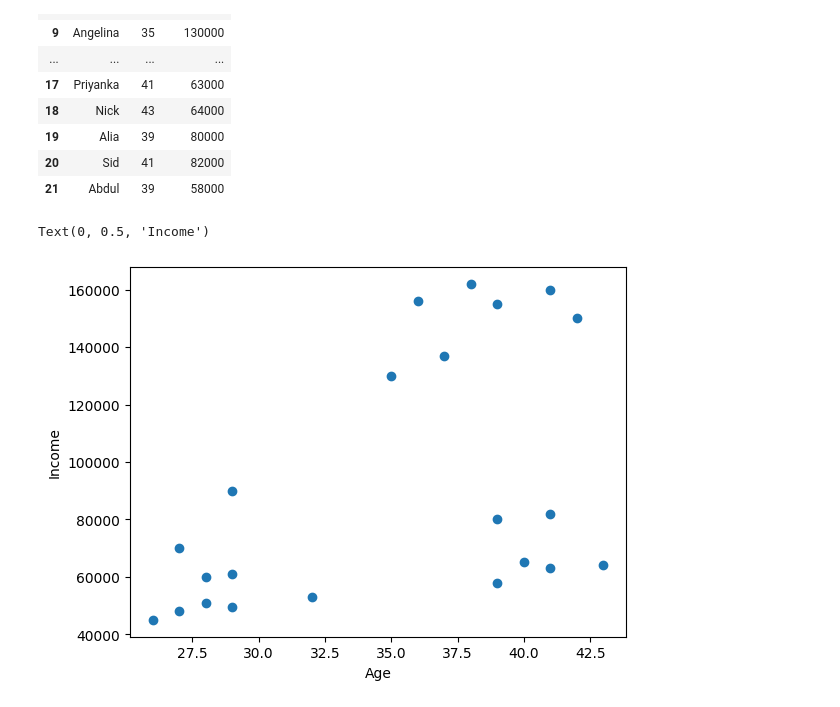
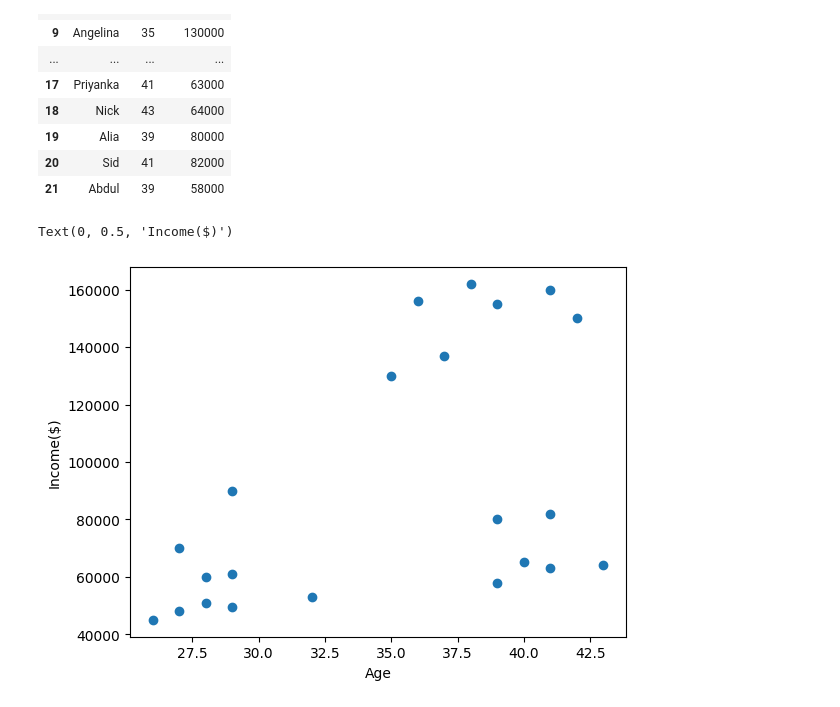
Before and after one commit to avichal077/Machine-Learning, a Jupyter notebook: clustering/k-means.ipynb, the cells around one changed output. Drawn from its saved outputs; the diff is of its cells as text; code cells hidden in the pictures.

```diff
--- a/clustering/k-means.ipynb
+++ b/clustering/k-means.ipynb
@@ -27,7 +27,7 @@ df
 # %%
 plt.scatter(df.Age, df['Income($)'])
 plt.xlabel('Age')
-plt.ylabel('Income')
+plt.ylabel('Income($)')
 # %% [output]
-Text(0, 0.5, 'Income')
+Text(0, 0.5, 'Income($)')
-[figure, old version]
+[figure, new version]
```
Also changed, not shown: parts of 18 cells of this notebook, 2 other files.
